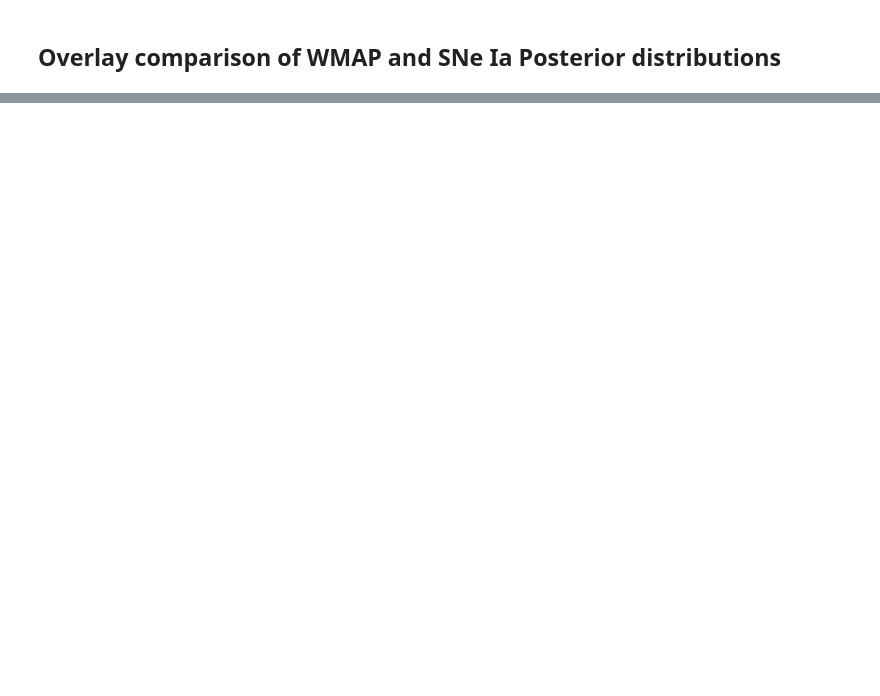
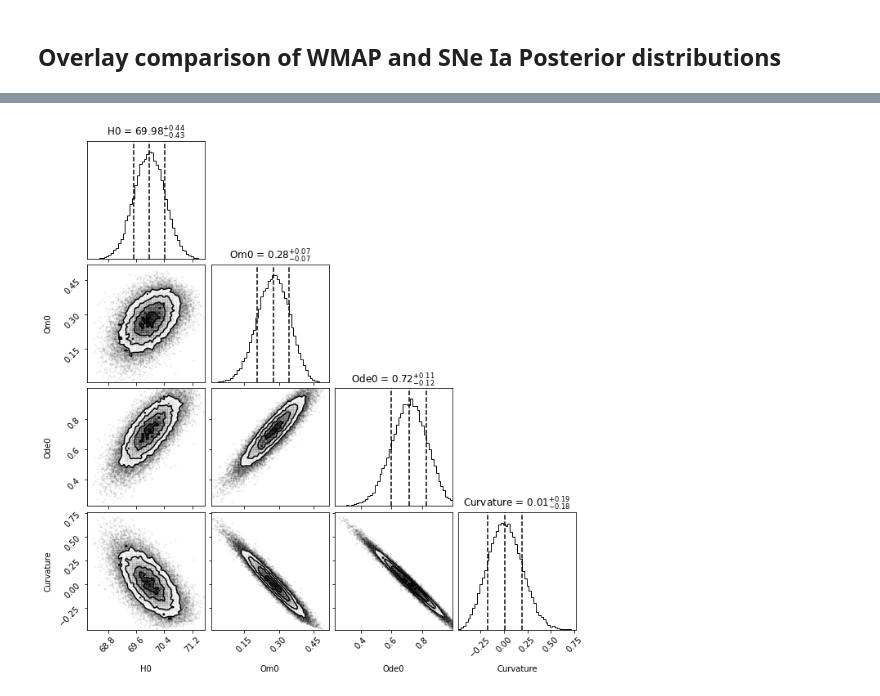
Before and after one commit to nlefrancois6/Phys-321-Project, a Jupyter notebook: Project_Main.ipynb, the cells around one changed output, grey strips where cells are left out. Saved outputs shown, nothing was run; the diff lists cells and outputs as text; code cells hidden in the pictures; blank space fills up the shorter version.

```diff
--- a/Project_Main.ipynb
+++ b/Project_Main.ipynb
@@ -465,0 +455,15 @@ fig = corner.corner(flat_samples_SNe, bins = 50, labels=labels, show_titles=True
+# %%
+#SNE
+#Ho, 0mO , 0de
+#Calculate posterior for omega_k = 1 - omega_m - omega_de
+Ho_fits_SNE = flat_samples_SNe.T[0]
+Om0_fits_SNE = flat_samples_SNe.T[1]
+Ode0_fits_SNE = flat_samples_SNe.T[2]
+curvature = 1 - Om0_fits_SNE - Ode0_fits_SNE
+
+#get new flat_samples with new parameter, omega k
+Ho_fits_SNE = np.reshape(Ho_fits_SNE, (len(Ho_fits_SNE), 1))
+Om0_fits_SNE = np.reshape(Om0_fits_SNE, (len(Om0_fits_SNE), 1))
+Ode0_fits_SNE = np.reshape(Ode0_fits_SNE, (len(Ode0_fits_SNE), 1))
+curvature_fits = np.reshape(curvature, (len(curvature), 1))
+flat_samples_SNE_k = np.hstack((Ho_fits_SNE,Om0_fits_SNE,Ode0_fits_SNE,curvature_fits))
@@ -465,0 +499,7 @@ fig = corner.corner(flat_samples_SNe, bins = 50, labels=labels, show_titles=True
+# %%
+#corner plot SNE
+#Create a corner plot of the posterior for Om0, Ode0, Ok0
+labels = ["H0", "Om0", "Ode0","Curvature"]
+fig1 = corner.corner(flat_samples_SNE_k, bins = 50, labels=labels, show_titles=True,quantiles=[0.16, 0.5, 0.84]);
+# %% [output]
+[figure, added]
```
Also changed, not shown: parts of 11 cells of this notebook.
